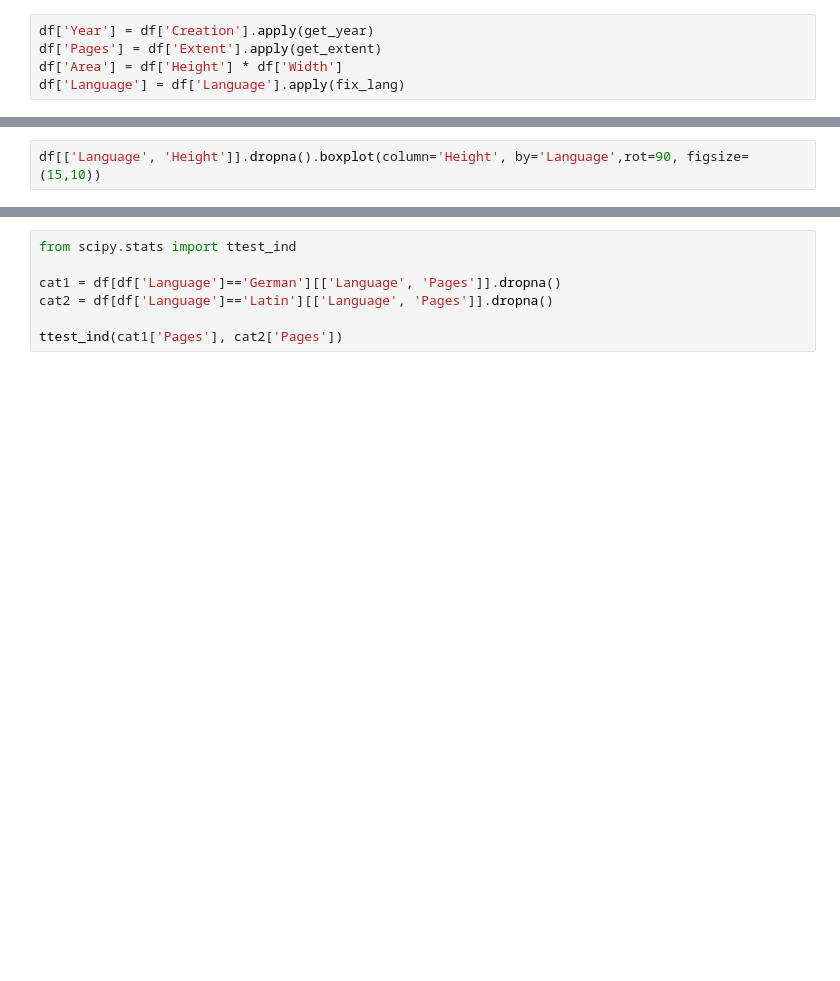
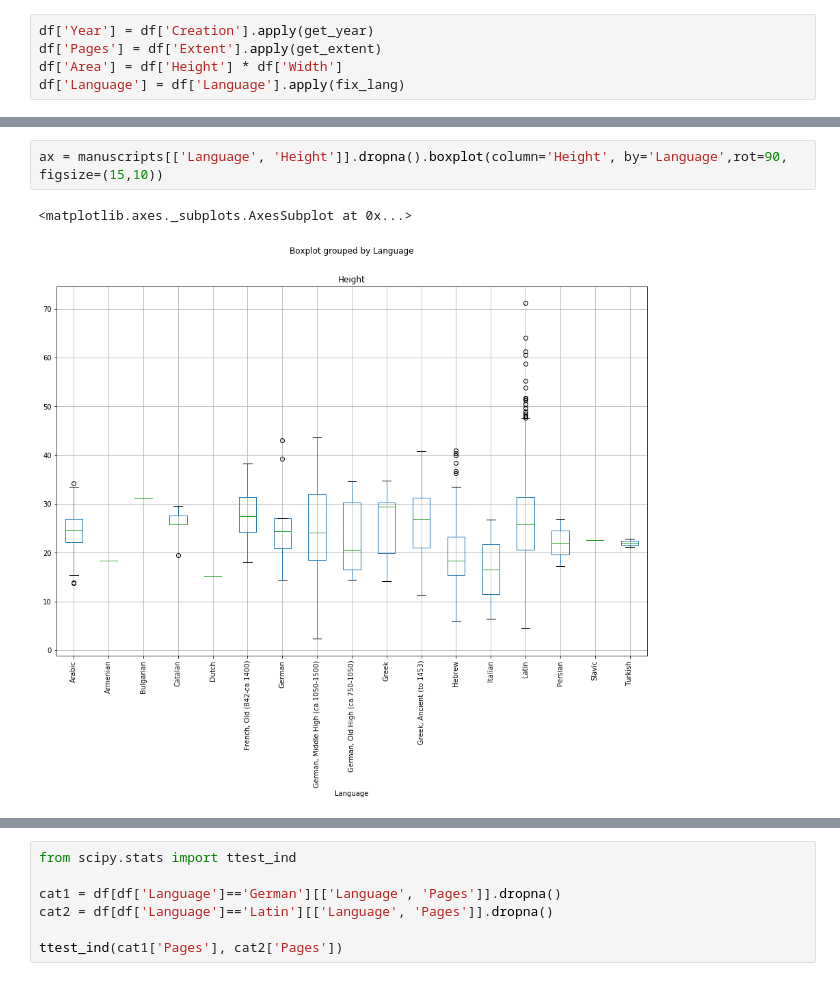
Before and after one commit to ds-modules/MEDST-250, a Jupyter notebook: 02 - Intro_to_Stats/Statistics.ipynb, the cells around one changed output, grey strips where cells are left out. Cells and saved outputs as stored; diff of their text form; blank space fills up the shorter version.

```diff
--- a/02 - Intro_to_Stats/Statistics.ipynb
+++ b/02 - Intro_to_Stats/Statistics.ipynb
@@ -97,3 +173,6 @@ df[['Language', 'Pages']].dropna().boxplot(column='Pages', by='Language', rot=90
 # %%
-df[['Language', 'Height']].dropna().boxplot(column='Height', by='Language',rot=90, figsize=(15,10))
+ax = manuscripts[['Language', 'Height']].dropna().boxplot(column='Height', by='Language',rot=90, figsize=(15,10))
+# %% [output]
+<matplotlib.axes._subplots.AxesSubplot at 0x...>
+[figure, added]
 # %%
```
Also changed, not shown: parts of 24 cells of this notebook.
